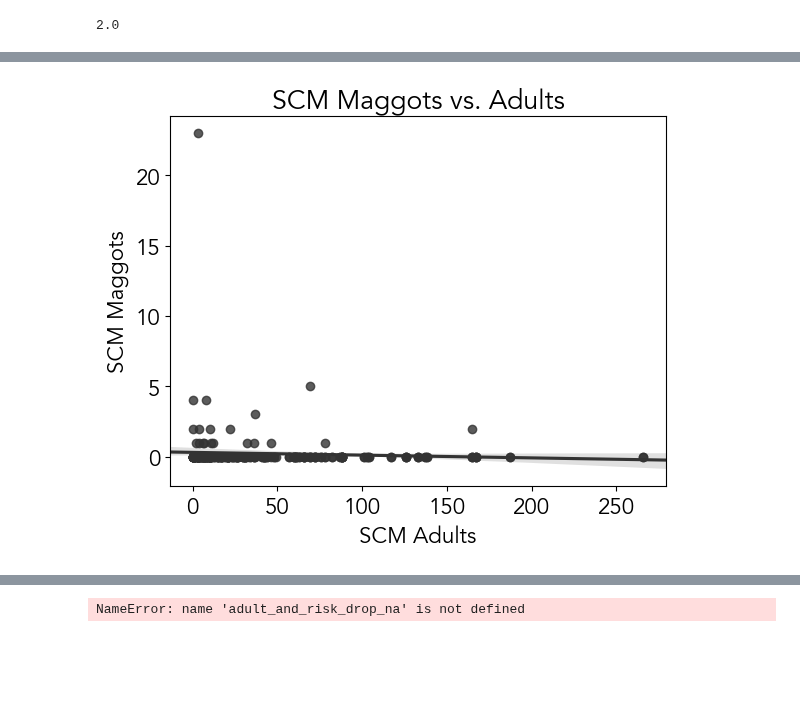
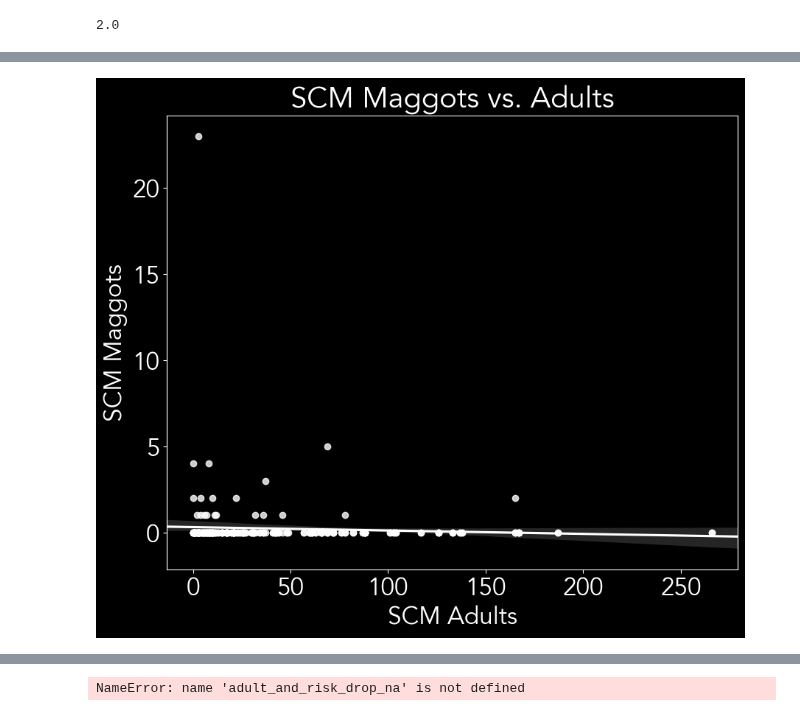
Before and after one commit to chloecho31/cornell, a Jupyter notebook: SCM/2023/2023_scm_data_exploration.ipynb, the cells around one changed output, grey strips where cells are left out. Saved outputs shown, nothing was run; the diff lists cells and outputs as text; code cells hidden in the pictures; blank space fills up the shorter version.

Commit message:
updated figures + prelim scm wm

```diff
--- a/SCM/2023/2023_scm_data_exploration.ipynb
+++ b/SCM/2023/2023_scm_data_exploration.ipynb
@@ -319,7 +319,7 @@ np.mean(early_planting_temps["range"])
 # %%
 scm_counts = pd.read_csv("Data/2023_scm_counts.csv")
 scm_counts = clean_columns(scm_counts)
-scm_counts["collection_date"] = pd.to_datetime(scm_counts["collection_date"], format="%Y-%m-%d")
+scm_counts["collection_date"] = pd.to_datetime(scm_counts["collection_date"], format="%m/%d/%y")
 scm_counts["week"] = scm_counts["collection_date"].dt.strftime("%U")
 #scm_counts = scm_counts.drop(['initials', 'notes'], axis=1)
 #scm_counts = scm_counts.dropna()
@@ -1491,20 +1503,23 @@ sum(adult_and_risk_drop_na.loc[adult_and_risk_drop_na['seed_type'] == 'Corn']['t
 # %%
 plt.rcParams['font.sans-serif'] = ['Avenir']
-plt.rcParams.update({'font.size': 16})
+plt.style.use('dark_background')
+plt.figure(figsize=(10,8))
+
+plt.rcParams.update({'font.size': 24})
 
 #ax = adult_and_risk_drop_na.drop_duplicates('card_id').plot.scatter(x = 'total_scm', y = 'total_scm_maggots')
 
 sns.regplot(
-    data=adult_and_risk_drop_na, x="total_scm_x", y="total_scm_maggots",
-    scatter=True, truncate=False, order=1, color=".2",
+    data=adult_and_risk_drop_na, x="total_scm", y="total_scm_maggots",
+    scatter=True, truncate=False, order=1, color="white",
 )
 
 plt.xlabel('SCM Adults')
 plt.ylabel('SCM Maggots')
 plt.title('SCM Maggots vs. Adults')
 plt.show()
 # %% [output]
-[figure, old version]
+[figure, new version]
 # %%
 plt.rcParams['font.sans-serif'] = ['Avenir']
 plt.rcParams.update({'font.size': 16})
```
Also changed, not shown: parts of 3 cells of this notebook, 27 other files.
